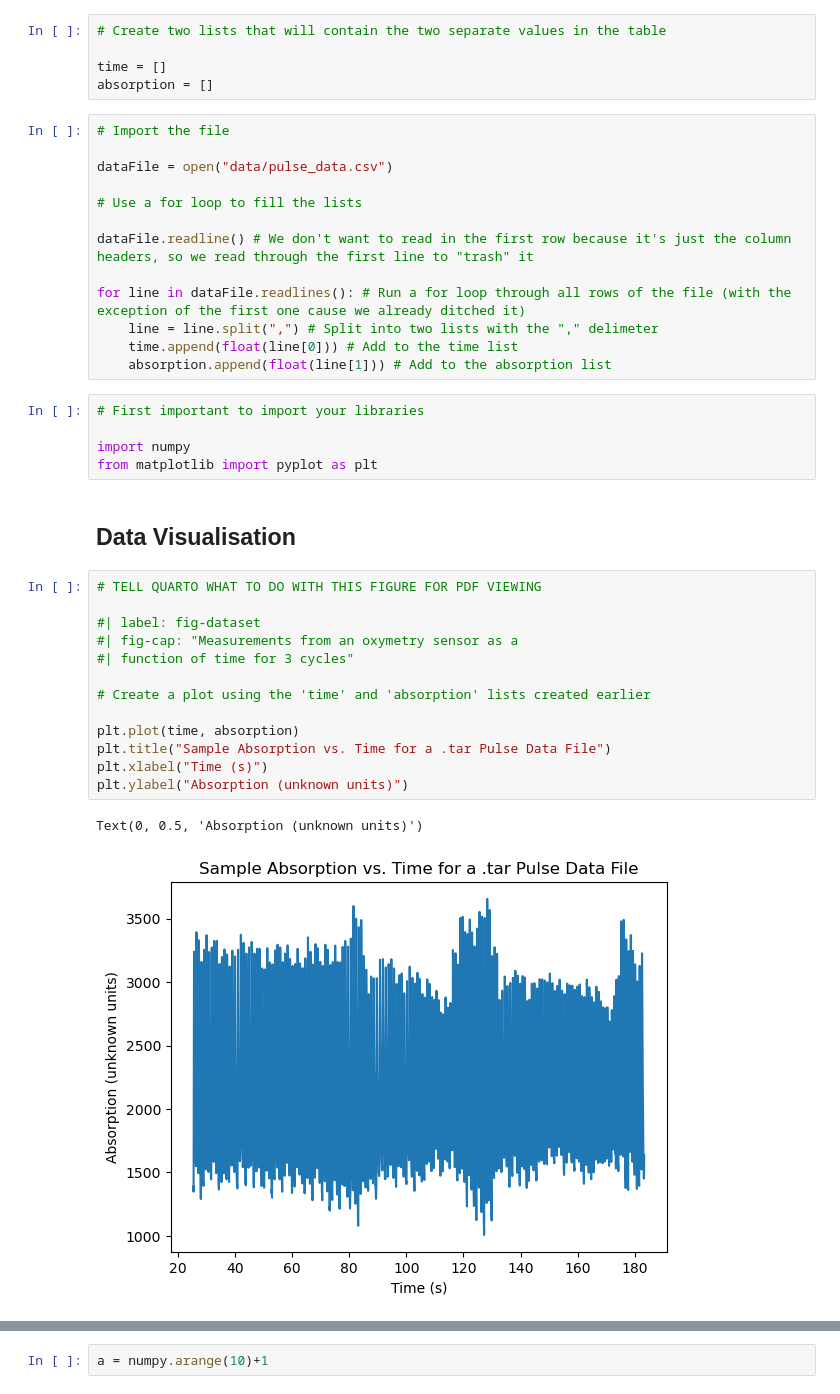
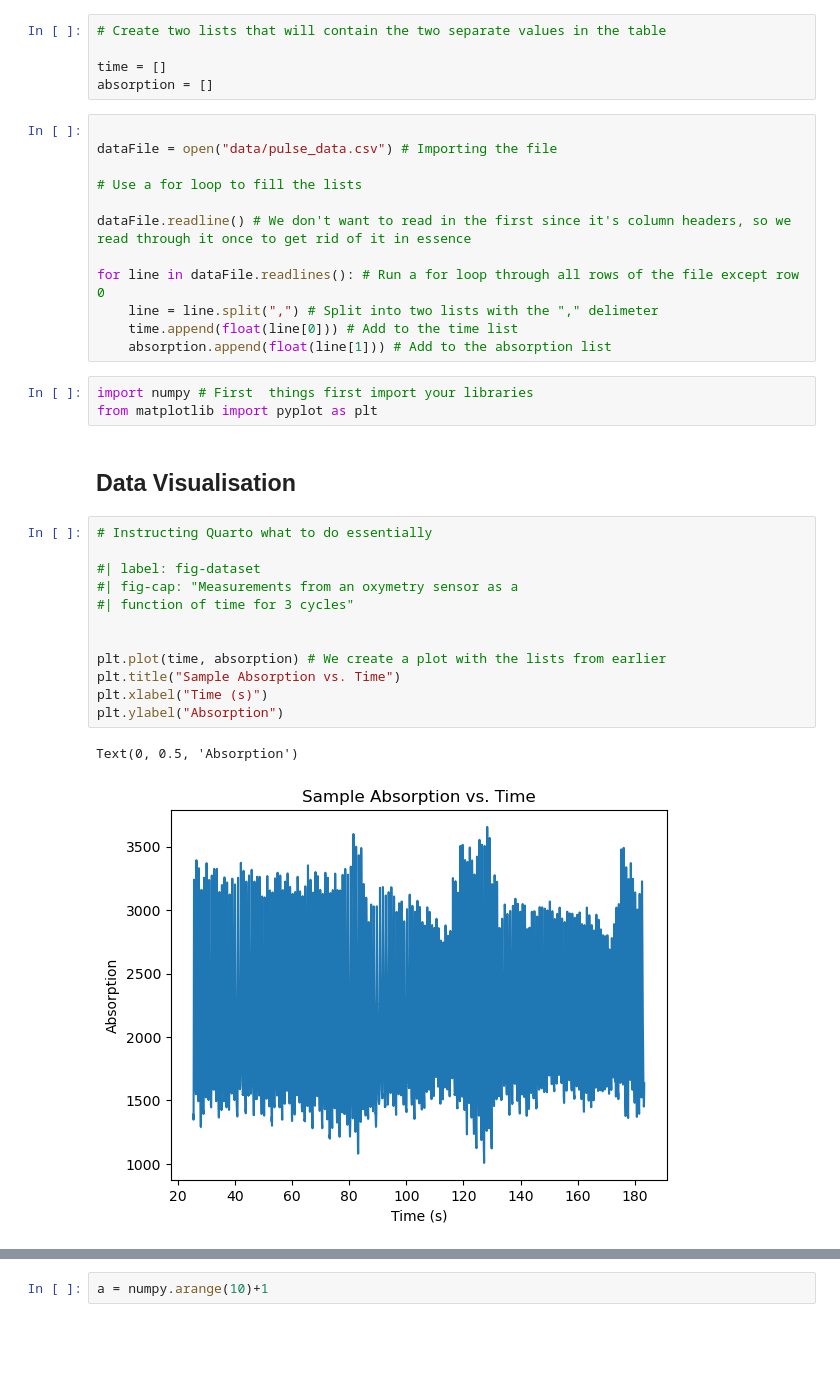
Before and after one commit to Olisoup/spacemed, a Jupyter notebook: session4.ipynb, the cells around one changed output, grey strips where cells are left out. Cells and saved outputs as stored; diff of their text form; blank space fills up the shorter version.

```diff
--- a/session4.ipynb
+++ b/session4.ipynb
@@ -39,39 +36,35 @@ to $T$ we get
 time = []
 absorption = []
 # %%
-# Import the file
 
-dataFile = open("data/pulse_data.csv")
+dataFile = open("data/pulse_data.csv") # Importing the file
 
 # Use a for loop to fill the lists
 
-dataFile.readline() # We don't want to read in the first row because it's just the column headers, so we read through the first line to "trash" it
+dataFile.readline() # We don't want to read in the first since it's column headers, so we read through it once to get rid of it in essence
 
-for line in dataFile.readlines(): # Run a for loop through all rows of the file (with the exception of the first one cause we already ditched it)
+for line in dataFile.readlines(): # Run a for loop through all rows of the file except row 0
     line = line.split(",") # Split into two lists with the "," delimeter
     time.append(float(line[0])) # Add to the time list
     absorption.append(float(line[1])) # Add to the absorption list
 # %%
-# First important to import your libraries
-
-import numpy
+import numpy # First  things first import your libraries
 from matplotlib import pyplot as plt
 # %% [markdown]
 ## Data Visualisation
 # %%
-# TELL QUARTO WHAT TO DO WITH THIS FIGURE FOR PDF VIEWING
+# Instructing Quarto what to do essentially
 
 #| label: fig-dataset
 #| fig-cap: "Measurements from an oxymetry sensor as a
 #| function of time for 3 cycles"
 
-# Create a plot using the 'time' and 'absorption' lists created earlier
 
-plt.plot(time, absorption)
-plt.title("Sample Absorption vs. Time for a .tar Pulse Data File")
+plt.plot(time, absorption) # We create a plot with the lists from earlier
+plt.title("Sample Absorption vs. Time")
 plt.xlabel("Time (s)")
-plt.ylabel("Absorption (unknown units)")
+plt.ylabel("Absorption")
 # %% [output]
-Text(0, 0.5, 'Absorption (unknown units)')
+Text(0, 0.5, 'Absorption')
-[figure, old version]
+[figure, new version]
 # %% [markdown]
```
Also changed, not shown: parts of 16 cells of this notebook, 2 other files.
